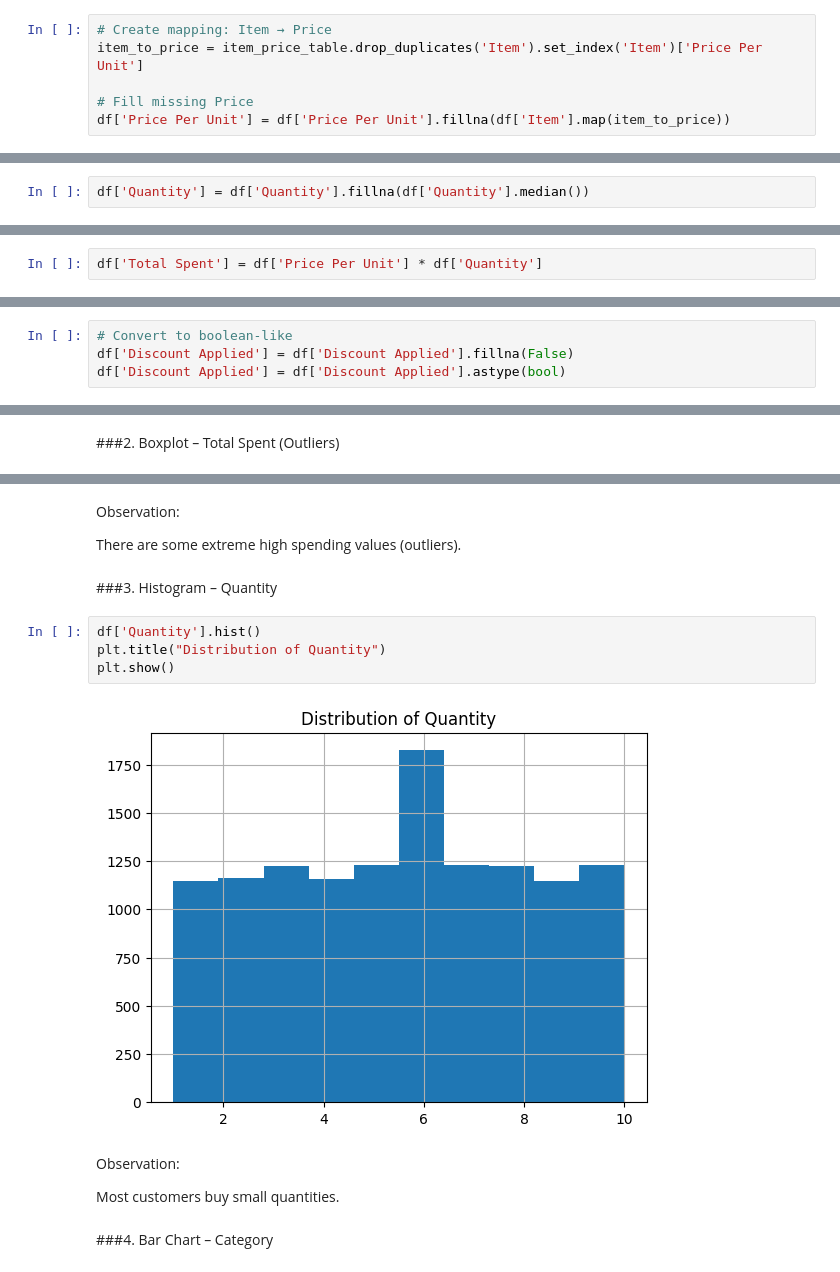
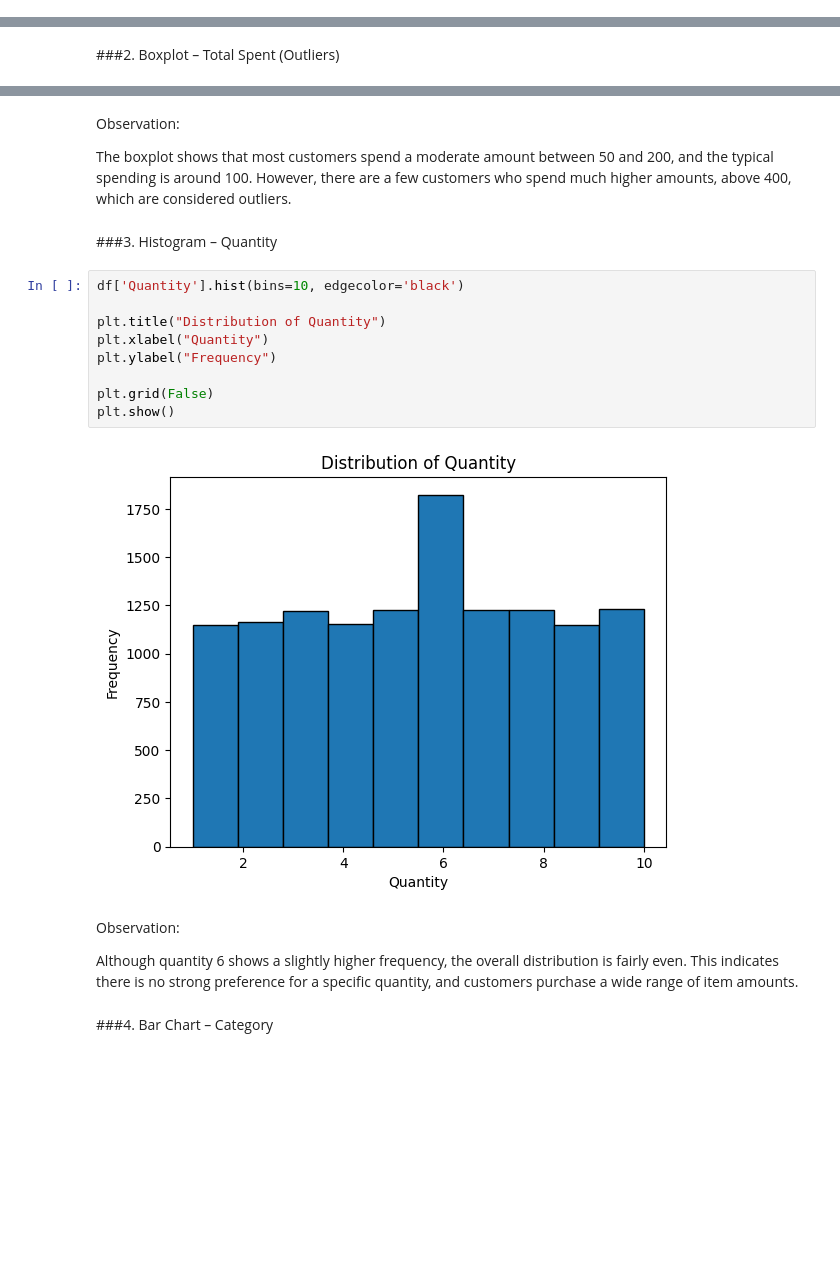
Before and after one commit to maybraniswe/Retail-Store-Sales-Analysis-and-Prediction, a Jupyter notebook: PDSE Project_Retail Store Sales Analysis and Prediction.ipynb, the cells around one changed output, grey strips where cells are left out. Cells and saved outputs as stored; diff of their text form; blank space fills up the shorter version.

```diff
--- a/PDSE Project_Retail Store Sales Analysis and Prediction.ipynb
+++ b/PDSE Project_Retail Store Sales Analysis and Prediction.ipynb
@@ -303,6 +248,0 @@ Missing Item values were filled using the corresponding Price Per Unit from the
-# %%
-# Create mapping: Item → Price
-item_to_price = item_price_table.drop_duplicates('Item').set_index('Item')['Price Per Unit']
-
-# Fill missing Price
-df['Price Per Unit'] = df['Price Per Unit'].fillna(df['Item'].map(item_to_price))
@@ -315,2 +248,0 @@ Missing Price Per Unit values were filled using the corresponding Item from the
-# %%
-df['Quantity'] = df['Quantity'].fillna(df['Quantity'].median())
@@ -323,2 +248,0 @@ Missing Quantity values were filled using the median to reduce the effect of out
-# %%
-df['Total Spent'] = df['Price Per Unit'] * df['Quantity']
@@ -331,4 +248,0 @@ The Total Spent column was recalculated to ensure consistency after filling miss
-# %%
-# Convert to boolean-like
-df['Discount Applied'] = df['Discount Applied'].fillna(False)
-df['Discount Applied'] = df['Discount Applied'].astype(bool)
@@ -417,21 +315,26 @@ plt.title("Boxplot of Total Spent")
 plt.show()
 # %% [output]
 [figure]
-# %% [markdown]
-Observation:
-
-There are some extreme high spending values (outliers).
+# %% [markdown]
+Observation:
+
+The boxplot shows that most customers spend a moderate amount between 50 and 200, and the typical spending is around 100. However, there are a few customers who spend much higher amounts, above 400, which are considered outliers.
 # %% [markdown]
 ###3. Histogram – Quantity
 # %%
-df['Quantity'].hist()
+df['Quantity'].hist(bins=10, edgecolor='black')
+
 plt.title("Distribution of Quantity")
+plt.xlabel("Quantity")
+plt.ylabel("Frequency")
+
+plt.grid(False)
 plt.show()
 # %% [output]
-[figure, old version]
+[figure, new version]
-# %% [markdown]
-Observation:
-
-Most customers buy small quantities.
+# %% [markdown]
+Observation:
+
+Although quantity 6 shows a slightly higher frequency, the overall distribution is fairly even. This indicates there is no strong preference for a specific quantity, and customers purchase a wide range of item amounts.
 # %% [markdown]
 ###4. Bar Chart – Category
```
Also changed, not shown: parts of 52 cells of this notebook.
